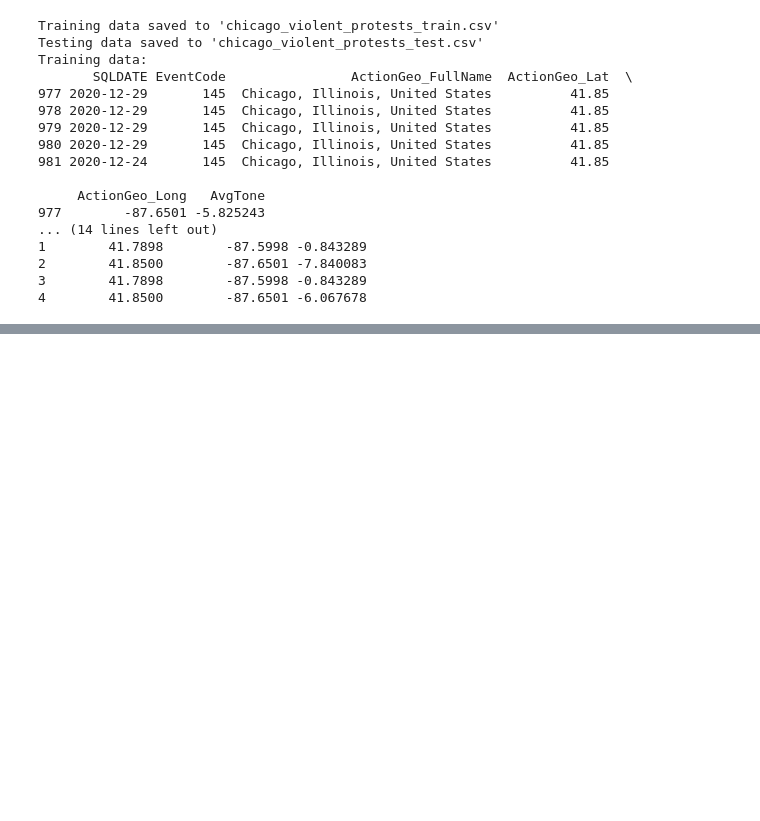
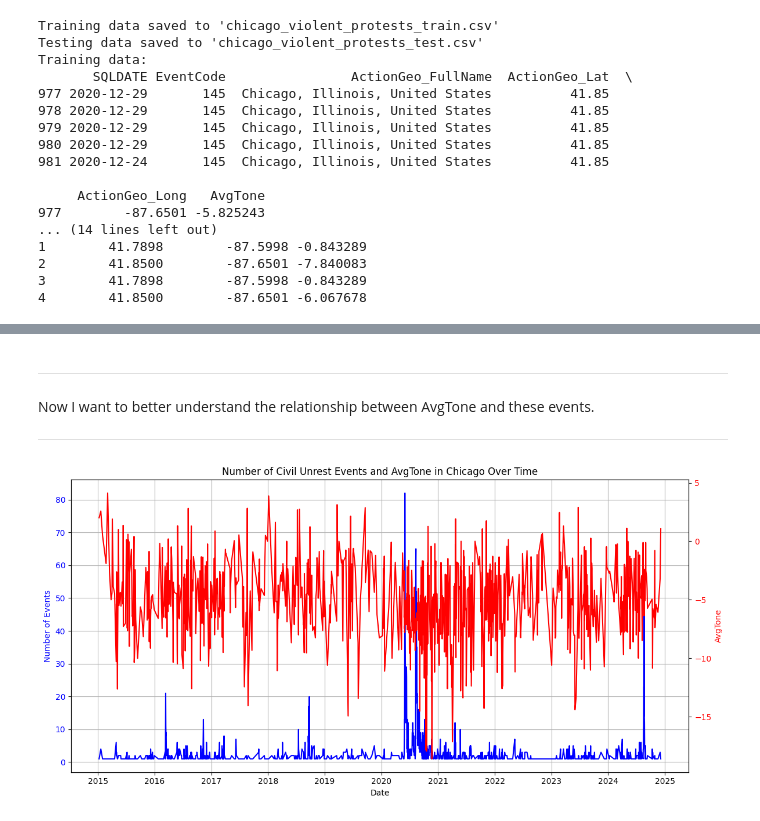
Before and after one commit to wweissbluth/civil_unrest_predictor, a Jupyter notebook: main.ipynb, the cells around one changed output, grey strips where cells are left out. Drawn from its saved outputs; the diff is of its cells as text; code cells hidden in the pictures; blank space fills up the shorter version.

```diff
--- a/main.ipynb
+++ b/main.ipynb
@@ -334,0 +377,34 @@ plt.show()
+# %% [markdown]
+---
+
+Now I want to better understand the relationship between AvgTone and these events.
+
+---
+# %%
+# Aggregate data for plotting
+grouped_data = data.groupby('SQLDATE').agg({'EventCode': 'size', 'AvgTone': 'mean'}).reset_index()
+
+# Create the figure and first axis
+fig, ax1 = plt.subplots(figsize=(12, 6))
+
+# Plot the number of events over time
+ax1.plot(grouped_data['SQLDATE'], grouped_data['EventCode'], color='blue', label='Number of Events')
+ax1.set_xlabel('Date')
+ax1.set_ylabel('Number of Events', color='blue')
+ax1.tick_params(axis='y', labelcolor='blue')
+
+# Create a second y-axis to plot AvgTone
+ax2 = ax1.twinx()
+ax2.plot(grouped_data['SQLDATE'], grouped_data['AvgTone'], color='red', label='AvgTone')
+ax2.set_ylabel('AvgTone', color='red')
+ax2.tick_params(axis='y', labelcolor='red')
+
+# Add title and grid
+plt.title('Number of Civil Unrest Events and AvgTone in Chicago Over Time')
+ax1.grid(True)
+
+# Optimize layout and show the plot
+fig.tight_layout()
+plt.show()
+# %% [output]
+[figure, added]
```
Also changed, not shown: parts of 20 cells of this notebook, 2 other files.
